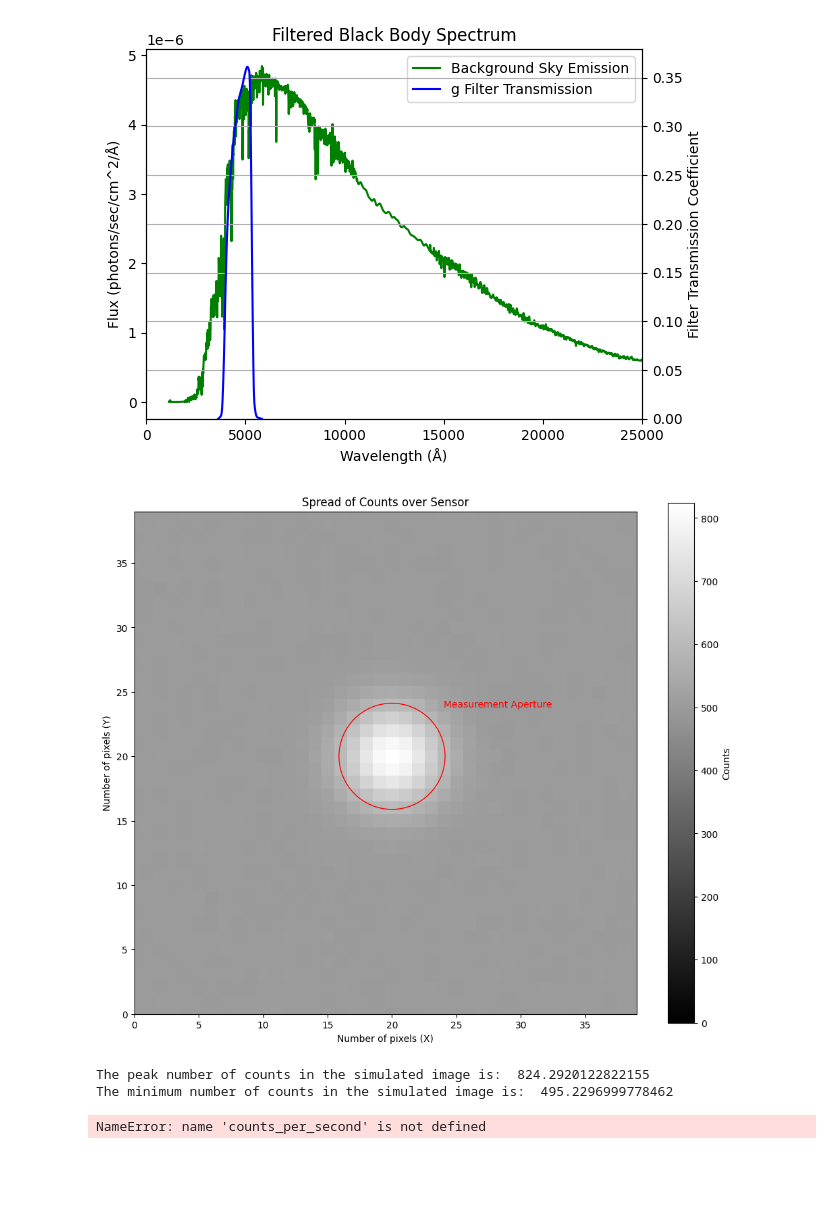
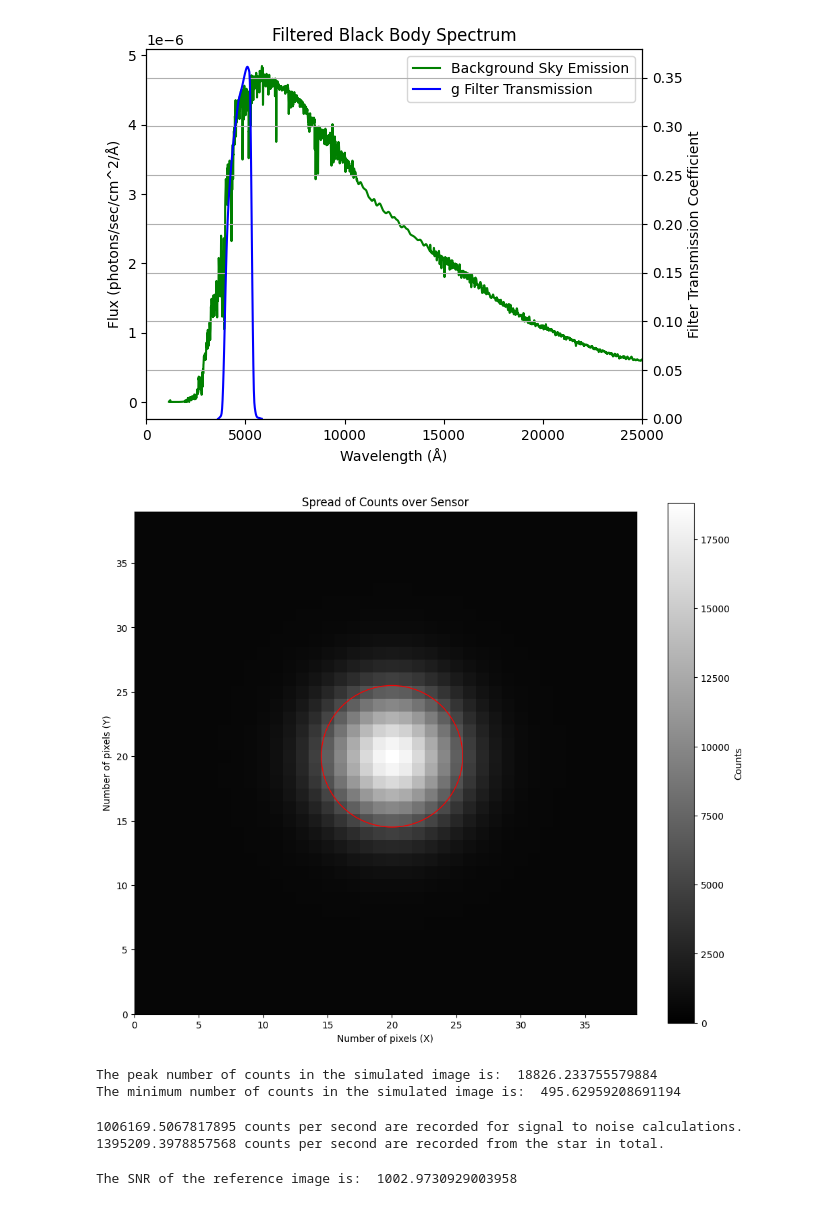
Before and after one commit to RJWier/Glenlea-ETC, a Jupyter notebook: EXPOSURE_TIME_CALCULATOR.ipynb, the cells around one changed output. Saved outputs shown, nothing was run; the diff lists cells and outputs as text; code cells hidden in the pictures; blank space fills up the shorter version.

Commit message:
Update EXPOSURE_TIME_CALCULATOR.ipynb
Enabled SNR calculator functionality, removed outdated code.

```diff
--- a/EXPOSURE_TIME_CALCULATOR.ipynb
+++ b/EXPOSURE_TIME_CALCULATOR.ipynb
@@ -61,7 +61,7 @@ obs_type = 1 # 0 FOR EXTENDED SOURCE, 1 FOR POINT SOURCE -----------------------
 #star_dist = 1487.4 #Lightyears #1487.4
 #star_dist_m = star_dist*9.461*10**15 #star distance in meters
 star_temp = 5800 #Temperature in Kelvin (for pure Black Body only)
-star_ab_mag = 10 #Star magnitude in AB magnitudes
+star_ab_mag = 5 #Star magnitude in AB magnitudes
 
 #=====================EXTENDED SOURCE PARAMETERS===================== Example: NGC 7714
 
@@ -86,7 +86,7 @@ FOV_area = FOV_width*FOV_height
 #===================== SKY PARAMETERS ===================== Example: Animas, NM, USA
 
 sky_bright = 20.87 #sky brightness (mag/arcsec^2) Source: https://www.lightpollutionmap.info/ #20.87 for GAO site
-seeing_cond = 3 #seeing condition reported in FWHM (arcsec)
+seeing_cond = 4 #seeing condition reported in FWHM (arcsec)
 seeing_pixel = seeing_cond/plate_scale #FWHM of star in pixels
 # %%
 def blackBody(starTemp,starMag,mirrorArea,filterName):
@@ -255,9 +255,9 @@ def spreadCounts(sensorX, sensorY, totalCounts, fwhm, exposureTime):
 # %%
 #Assign variables for counts received from blackbody, stellar spectra, or extended source
 
-stellar_Counts = stellarSpec("g2v",star_ab_mag,mirror_area,filter_name,).value*Q_efficiency
+stellar_Counts = stellarSpec("g2v",star_ab_mag,mirror_area,filter_name).value*Q_efficiency
 
 bb_Counts = blackBody(star_temp,star_ab_mag,mirror_area,filter_name).value*Q_efficiency
 
-ext_Counts = extSpec(ext_class,ext_lib,ext_mag,mirror_area,filter_name,).value*Q_efficiency*pixel_area
+ext_Counts = extSpec(ext_class,ext_lib,ext_mag,mirror_area,filter_name).value*Q_efficiency*pixel_area
 # %% [output]
@@ -268,9 +268,9 @@ ext_Counts = extSpec(ext_class,ext_lib,ext_mag,mirror_area,filter_name,).value*Q
 #Define signal values
 #Replace stellar_Counts with bb_Counts for pure black body.
 
+signal_values = spreadCounts(sensor_X,sensor_Y,stellar_Counts,seeing_pixel,1)
+
 test_exposure=1
-
-signal_values = spreadCounts(sensor_X,sensor_Y,stellar_Counts,seeing_pixel,test_exposure)
 # %%
 #GENERATE CCD NOISE
 #Takes in sensor parameters and generates signal noise based on exposure time
@@ -383,33 +380,33 @@ final_sensor_array = overfullCheck(signal_values+noise_values+bg_values,full_wel
 # %%
 #GENERATE APERTURE FOR MEASURING SNR
 
 aperture_rad = seeing_pixel*0.67
 aperture_center = (sensor_X//2,sensor_Y//2)
 aperture_num_pixels = np.pi*aperture_rad**2
 
 #PLOT STAR AND APERTURE
 
 aperture_circle = patches.Circle(aperture_center,radius=aperture_rad, edgecolor = 'red', facecolor = 'none', linewidth = 1)
 
 plt.figure(figsize=(12, 10))
-plt.text(aperture_center[0]+4,aperture_center[1]+4, 'Measurement Aperture', verticalalignment='center',color='red')
+
 
 plt.imshow(final_sensor_array, cmap='gray', interpolation='nearest',vmin = 0)
 
 plt.gca().add_patch(aperture_circle)
 plt.colorbar(label='Counts')
 plt.title('Spread of Counts over Sensor')
 plt.xlabel('Number of pixels (X)')
 plt.ylabel('Number of pixels (Y)')
 plt.xlim(0,sensor_X-1)
 plt.ylim(0,sensor_Y-1)
 plt.gca().set_aspect('equal')
 plt.show()
 # %% [output]
-[figure, old version]
+[figure, new version]
 # %%
 print("The peak number of counts in the simulated image is: ",np.max(final_sensor_array))
 print("The minimum number of counts in the simulated image is: ",np.min(final_sensor_array))
 # %% [output]
-The peak number of counts in the simulated image is:  824.2920122822155
-The minimum number of counts in the simulated image is:  495.2296999778462
+The peak number of counts in the simulated image is:  18826.233755579884
+The minimum number of counts in the simulated image is:  495.62959208691194
@@ -416 +428,9 @@ The minimum number of counts in the simulated image is:  495.2296999778462
+# %%
+counts_per_second = countsInRad(sensor_X,sensor_Y,signal_values,aperture_rad)
+
+print(counts_per_second, "counts per second are recorded for signal to noise calculations.")
+print(np.sum(signal_values), "counts per second are recorded from the star in total.")
+# %% [output]
+1006169.5067817895 counts per second are recorded for signal to noise calculations.
+1395209.3978857568 counts per second are recorded from the star in total.
 # %%
@@ -427,7 +447,7 @@ def computeSNR(exposureTime, signalCountsPerSec=signal_values, apertureNumPixels
 # %%
 if obs_type == 1: # Point Source
 
-    SNR_ref = (counts_per_second*test_exposure)/(np.sqrt(counts_per_second*test_exposure+aperture_num_pixels*(test_exposure*bg_values[0][0]+read_noise**2+test_exposure*dark_noise)))
+    SNR_ref = (counts_per_second*test_exposure)/(np.sqrt(counts_per_second*test_exposure+aperture_num_pixels*(test_exposure*bg_values+read_noise**2+test_exposure*dark_noise)))
     print("The SNR of the reference image is: ", SNR_ref)
 
 elif obs_type == 0: # Extended Source
@@ -435,7 +455,7 @@ elif obs_type == 0: # Extended Source
     SNR_ref = (counts_per_second*test_exposure)/(np.sqrt(counts_per_second*test_exposure+(test_exposure*bg_values+read_noise**2+test_exposure*dark_noise)))
     print("The SNR of the reference image is: ", SNR_ref)
 # %% [output]
-NameError: name 'counts_per_second' is not defined
+The SNR of the reference image is:  1002.9730929003958
 # %%
 #CHECK FOG LIMIT AND CALCULATE EXPOSURE TIME
 #If a star is too dim or the sky too bright, SNR will plateau. This code checks to see if the desired SNR is above this limit. Assumes maximum exposure time of 300 hours.
```
Also changed, not shown: parts of 8 cells of this notebook.
